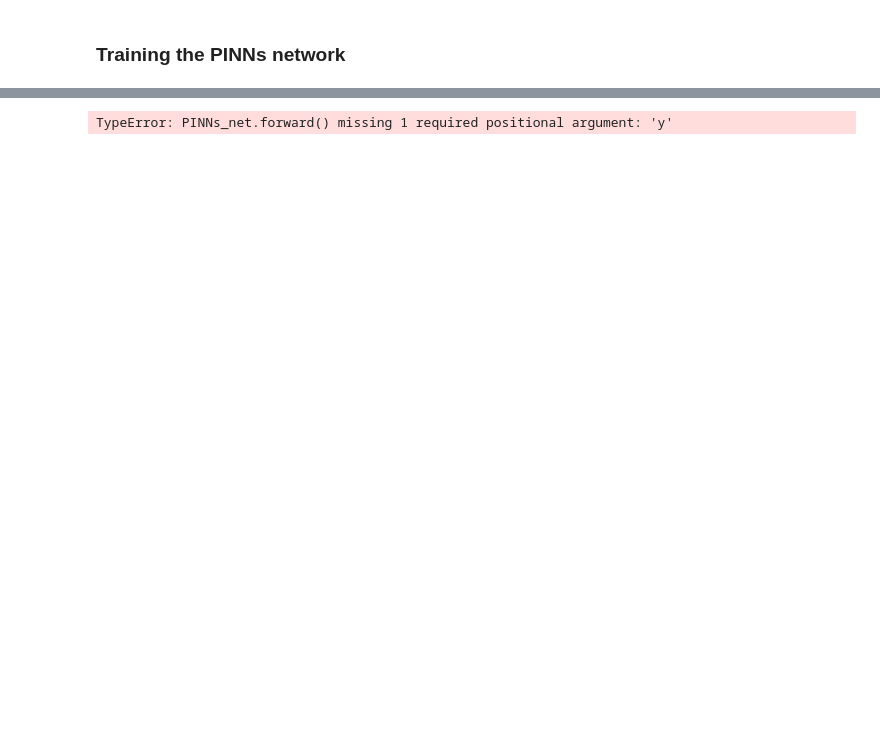
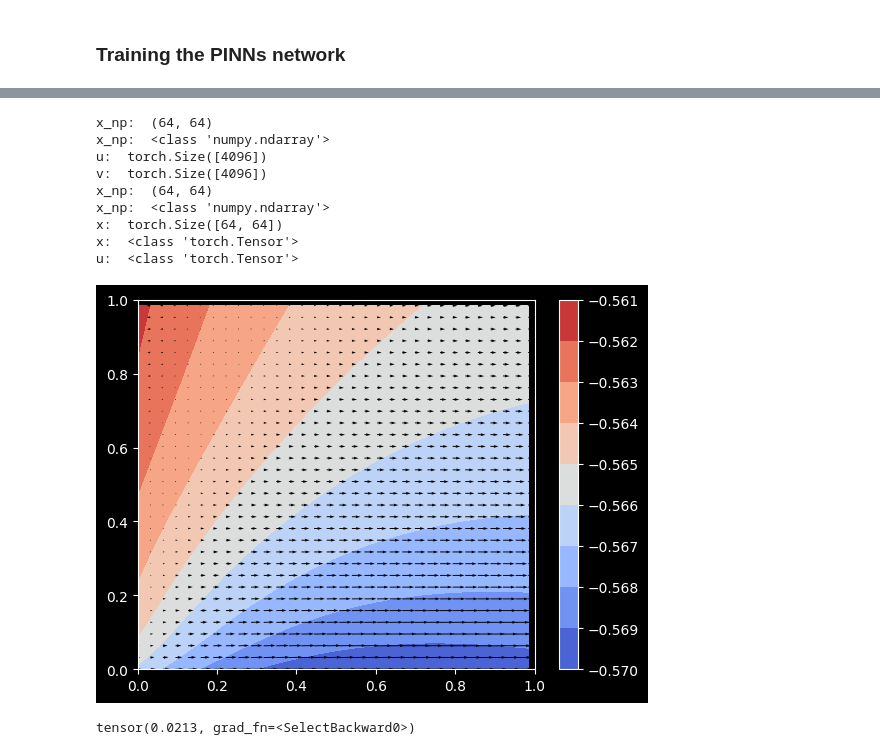
Before and after one commit to YanivAB/PINN-Incompressible-N-S-equations-cavity, a Jupyter notebook: T_final.ipynb, the cells around one changed output, grey strips where cells are left out. Cells and saved outputs as stored; diff of their text form; code cells hidden in the pictures; blank space fills up the shorter version.

```diff
--- a/T_final.ipynb
+++ b/T_final.ipynb
@@ -228,31 +243,47 @@ u_np max:  9.334372
-# %%
-
-x_np, y_np = np.meshgrid(x, y)
-
-# Flatten x and y for the model input
-x_flat = torch.tensor(x_np.flatten(), dtype=torch.float32)
-y_flat = torch.tensor(y_np.flatten(), dtype=torch.float32)
-
-# Stack the flattened tensors for the model input
-xy_stack = torch.stack((x_flat, y_flat), dim=1)
-
-# Forward pass through the model
-net = model.forward(xy_stack)
-
-# Extract u and v components from the network output
-u = net[:, 0]
-v = net[:, 1]
-
-# Convert u and v to NumPy arrays and reshape them
-u_np = u.detach().numpy().reshape(Nx, Ny)
-v_np = v.detach().numpy().reshape(Nx, Ny)
-
-# Create a quiver plot
-plt.figure(figsize=(10, 6))
-plt.quiver(x_np, y_np, u_np, v_np, color='blue')
-plt.title("Velocity Field")
-plt.xlabel("x (m)")
-plt.ylabel("y (m)")
-plt.show()
-# %% [output]
-TypeError: PINNs_net.forward() missing 1 required positional argument: 'y'
+# %%
+#  x_np, y_np = np.meshgrid(x, y)
+x_np = x.detach().numpy()
+y_np = y.detach().numpy()
+print("x_np: ",x_np.shape)
+print("x_np: ",type(x_np))
+net = model.forward(x.view(-1,1), y.view(-1,1)) # convert x tensor into a column vector
+u=net[:, 0]
+v=net[:, 1]
+p=net[:, 2]
+print("u: ",u.shape)
+print("v: ",v.shape)
+
+print("x_np: ",x_np.shape)
+print("x_np: ",type(x_np))
+
+print("x: ",x.shape)
+print("x: ",type(x))
+print("u: ",type(u))
+
+u_np = u.detach().numpy().reshape(Nx,Ny) # convert into a np array
+v_np = v.detach().numpy().reshape(Nx,Ny) # convert into a np array
+p_np = p.detach().numpy().reshape(Nx,Ny) # convert into a np array
+
+plt.style.use("dark_background")
+plt.figure()
+plt.contourf(x_np[::2, ::2], y_np[::2, ::2], p_np[::2, ::2], cmap="coolwarm")
+plt.colorbar()
+
+plt.quiver(x_np[::2, ::2], y_np[::2, ::2], u_np[::2, ::2], v_np[::2, ::2], color="black")
+# plt.streamplot(X[::2, ::2], Y[::2, ::2], u_next[::2, ::2], v_next[::2, ::2], color="black")
+plt.xlim((0, 1))
+plt.ylim((0, 1))
+plt.show()
+print(u[-1])
+# %% [output]
+x_np:  (64, 64)
+x_np:  <class 'numpy.ndarray'>
+u:  torch.Size([4096])
+v:  torch.Size([4096])
+x_np:  (64, 64)
+x_np:  <class 'numpy.ndarray'>
+x:  torch.Size([64, 64])
+x:  <class 'torch.Tensor'>
+u:  <class 'torch.Tensor'>
+[figure, added]
+tensor(0.0213, grad_fn=<SelectBackward0>)
```
Also changed, not shown: parts of 4 cells of this notebook.
